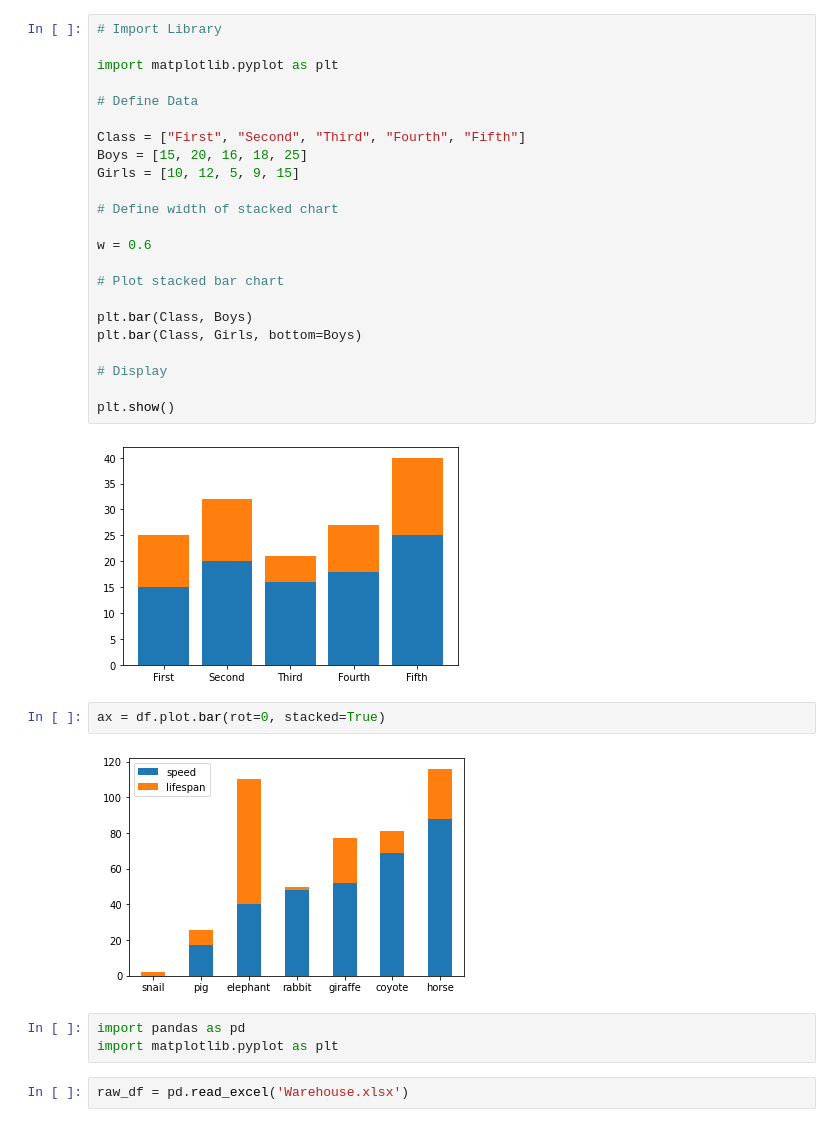
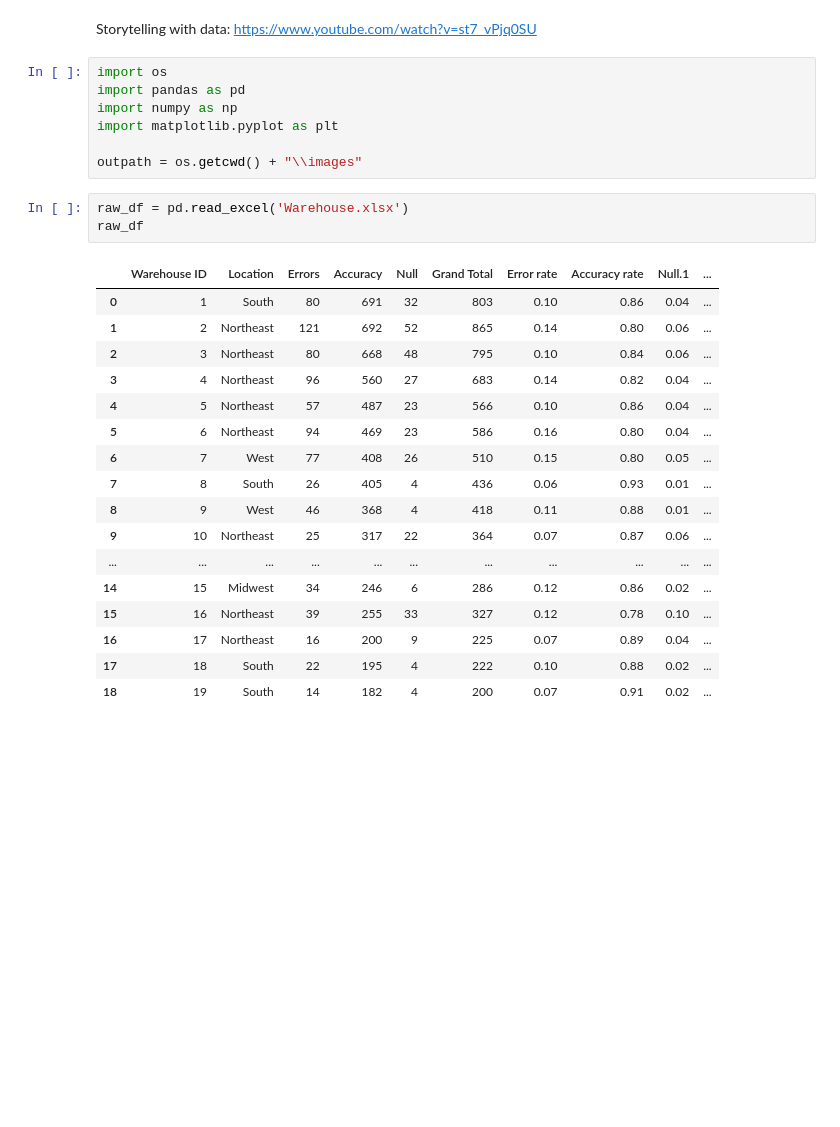
Before and after one commit to pestyld/data_projects, a Jupyter notebook: Warehouse/Warehouse Visualization.ipynb, the cells around one changed output. Cells and saved outputs as stored; diff of their text form; blank space fills up the shorter version.

```diff
--- a/Warehouse/Warehouse Visualization.ipynb
+++ b/Warehouse/Warehouse Visualization.ipynb
@@ -1,34 +1,30 @@
-# %%
-# Import Library
-
-import matplotlib.pyplot as plt
-
-# Define Data
-
-Class = ["First", "Second", "Third", "Fourth", "Fifth"]
-Boys = [15, 20, 16, 18, 25]
-Girls = [10, 12, 5, 9, 15]
-
-# Define width of stacked chart
-
-w = 0.6
-
-# Plot stacked bar chart
-
-plt.bar(Class, Boys)
-plt.bar(Class, Girls, bottom=Boys)
-
-# Display
-
-plt.show()
-# %% [output]
-[figure, removed]
-# %%
-ax = df.plot.bar(rot=0, stacked=True)
-# %% [output]
-[figure, removed]
+# %% [markdown]
+Storytelling with data: https://www.youtube.com/watch?v=st7_vPjq0SU
 # %%
+import os
 import pandas as pd
+import numpy as np
 import matplotlib.pyplot as plt
+
+outpath = os.getcwd() + "\\images"
 # %%
 raw_df = pd.read_excel('Warehouse.xlsx')
+raw_df
+# %% [output]
+|  | Warehouse ID | Location | Errors | Accuracy | Null | Grand Total | Error rate | Accuracy rate | Null.1 | ... |
+| 0 | 1 | South | 80 | 691 | 32 | 803 | 0.10 | 0.86 | 0.04 | ... |
+| 1 | 2 | Northeast | 121 | 692 | 52 | 865 | 0.14 | 0.80 | 0.06 | ... |
+| 2 | 3 | Northeast | 80 | 668 | 48 | 795 | 0.10 | 0.84 | 0.06 | ... |
+| 3 | 4 | Northeast | 96 | 560 | 27 | 683 | 0.14 | 0.82 | 0.04 | ... |
+| 4 | 5 | Northeast | 57 | 487 | 23 | 566 | 0.10 | 0.86 | 0.04 | ... |
+| 5 | 6 | Northeast | 94 | 469 | 23 | 586 | 0.16 | 0.80 | 0.04 | ... |
+| 6 | 7 | West | 77 | 408 | 26 | 510 | 0.15 | 0.80 | 0.05 | ... |
+| 7 | 8 | South | 26 | 405 | 4 | 436 | 0.06 | 0.93 | 0.01 | ... |
+| 8 | 9 | West | 46 | 368 | 4 | 418 | 0.11 | 0.88 | 0.01 | ... |
+| 9 | 10 | Northeast | 25 | 317 | 22 | 364 | 0.07 | 0.87 | 0.06 | ... |
+| ... | ... | ... | ... | ... | ... | ... | ... | ... | ... | ... |
+| 14 | 15 | Midwest | 34 | 246 | 6 | 286 | 0.12 | 0.86 | 0.02 | ... |
+| 15 | 16 | Northeast | 39 | 255 | 33 | 327 | 0.12 | 0.78 | 0.10 | ... |
+| 16 | 17 | Northeast | 16 | 200 | 9 | 225 | 0.07 | 0.89 | 0.04 | ... |
+| 17 | 18 | South | 22 | 195 | 4 | 222 | 0.10 | 0.88 | 0.02 | ... |
+| 18 | 19 | South | 14 | 182 | 4 | 200 | 0.07 | 0.91 | 0.02 | ... |
```
Also changed, not shown: parts of 11 cells of this notebook, 3 other files.
